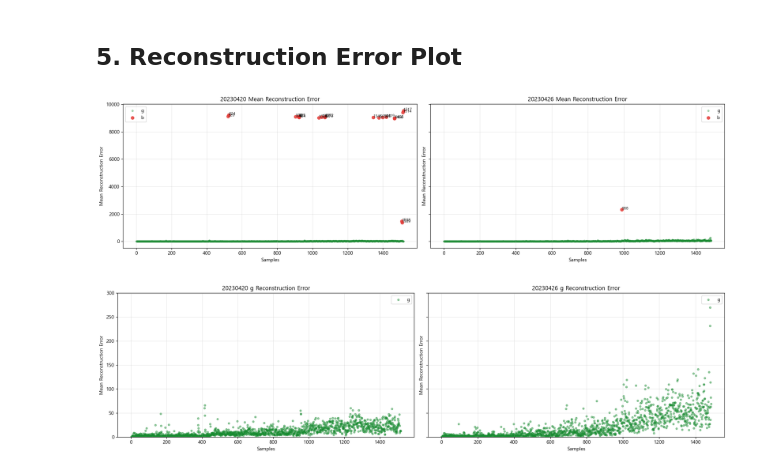
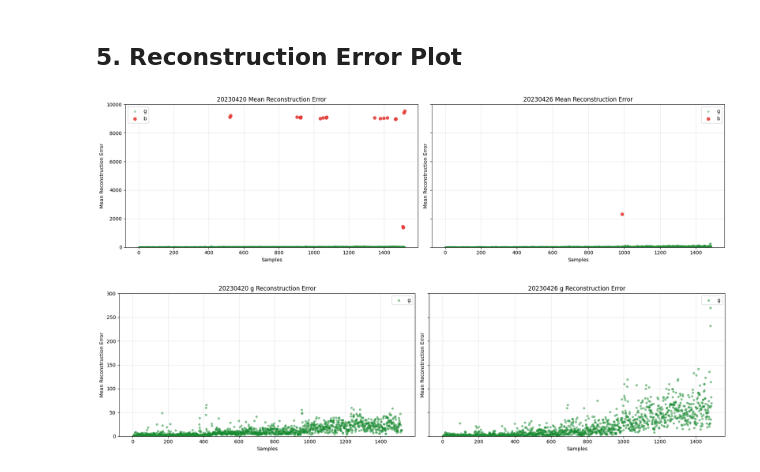
Before and after one commit to jwsong0620/260818_PHMKorea_CodeExample, a Jupyter notebook: content/2_FieldDataPrototype.ipynb, the cells around one changed output. Cells and saved outputs as stored; diff of their text form; code cells hidden in the pictures.

```diff
--- a/content/2_FieldDataPrototype.ipynb
+++ b/content/2_FieldDataPrototype.ipynb
@@ -17,8 +17,6 @@ from sklearn.impute import SimpleImputer
 from sklearn.neural_network import MLPRegressor
 from sklearn.preprocessing import StandardScaler
 
-plt.rcParams["font.family"] = "Malgun Gothic"
-plt.rcParams["axes.unicode_minus"] = False
 warnings.filterwarnings("ignore")
 
 # 학습 파라미터
@@ -185,45 +183,36 @@ fig, axes = plt.subplots(1, len(error_tables), figsize=(9 * len(error_tables), 5
 if len(error_tables) == 1:
     axes = [axes]
 
 label_styles = {
     "g": {"color": "#168a2f", "alpha": 0.35, "s": 12},
     "b": {"color": "#e53935", "alpha": 0.85, "s": 38},
 }
 
 for ax, (name, error_df) in zip(axes, error_tables.items()):
     for label, style in label_styles.items():
         label_df = error_df[error_df["Results"] == label]
 
         ax.scatter(
             label_df["sample_index"],
             label_df["reconstruction_error"],
             color=style["color"],
             alpha=style["alpha"],
             s=style["s"],
             label=label,
         )
 
-    # b 샘플 번호만 표시함
-    b_df = error_df[error_df["Results"] == "b"]
-    for _, row in b_df.iterrows():
-        ax.text(
-            row["sample_index"] + 0.5,
-            row["reconstruction_error"],
-            str(int(row["sample_index"])),
-            fontsize=8,
-            alpha=0.9,
-        )
-
     ax.set_title(f"{name} Mean Reconstruction Error")
     ax.set_xlabel("Samples")
     ax.set_ylabel("Mean Reconstruction Error")
+    ax.set_ylim(0, 10000)
+    ax.set_yticks(range(0, 10001, 2000))
     ax.grid(True, alpha=0.3)
     ax.legend()
 
 plt.tight_layout()
 plt.show()
 # %% [output]
-[figure, old version]
+[figure, new version]
 # %%
 # g 샘플만 따로 표시함
 fig, axes = plt.subplots(1, len(error_tables), figsize=(9 * len(error_tables), 5), sharey=True)
```
Also changed, not shown: 3 other files.
